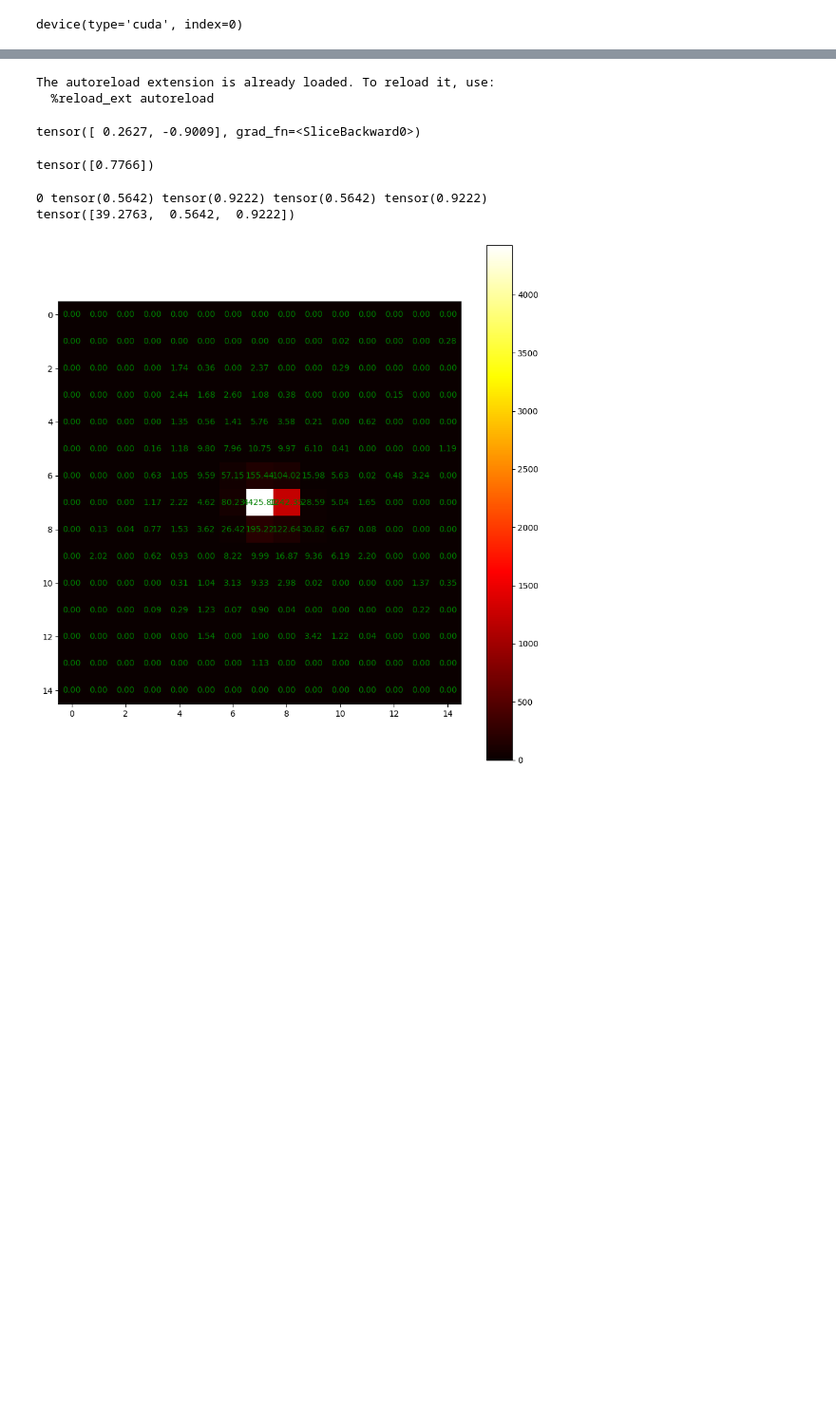
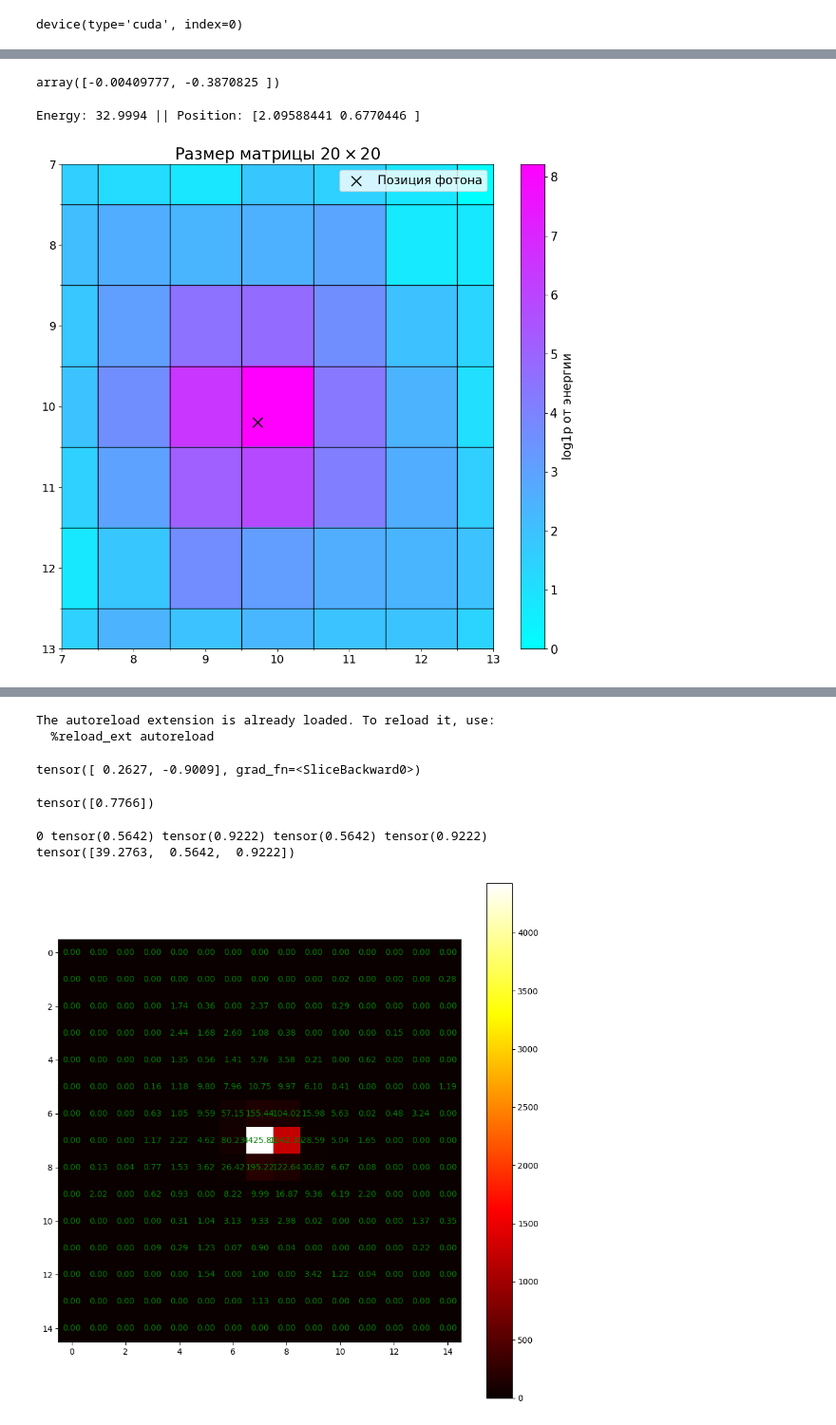
Before and after one commit to dxtvzw/ecal-optimization, a Jupyter notebook: src/tmp.ipynb, the cells around one changed output, grey strips where cells are left out. Shown at 95% size. Cells and saved outputs as stored; diff of their text form; code cells hidden in the pictures; blank space fills up the shorter version.

Commit message:
updating report and exported wandb runs

```diff
--- a/src/tmp.ipynb
+++ b/src/tmp.ipynb
@@ -36,11 +29,12 @@ tensor(2.5495)
 # %%
 # %tensorboard --logdir=runs
 # %%
-# root_file = uproot.open('data/0001_64k_real_spectra_15x15_spot.root')
 # data_path = 'data/0001_64k_wpc_25x25_spot_rs42.root'
-data_path = 'data/0001_64k_wpc_15x15_spot.root'
+# data_path = 'data/0001_64k_wpc_15x15_spot.root'
 # data_path = 'data/0001_64k_real_spectra_15x15_spot.root'
+data_path = "data/0001_64k_wpc_10x10_spot_v2.root"
 # data_path = "data/0001_64k_wpc_20x20_spot.root"
+# data_path = "data/0001_64k_wpc_40x40_spot_rs42.root"
 
 root_file = uproot.open(data_path)
 nevents=None
@@ -153,0 +122,57 @@ plt.show()
+# %%
+ParticlePoint[id, :2]
+# %% [output]
+array([-0.00409777, -0.3870825 ])
+# %%
+id = 1
+
+data = EnergyDeposit[id][0]
+trg = ParticlePoint[id, :2]
+print(f"Energy: {ParticleMomentum[id]:.4f} || Position: {trg}")
+
+data = np.log1p(data)
+
+plt.figure(figsize=(10, 9))
+plt.imshow(data, cmap='cool', interpolation='nearest', aspect='auto')
+
+# for i in range(data.shape[0]):
+#     for j in range(data.shape[1]):
+#         text = plt.text(j, i, f"{data[i, j]:.2f}", ha="center", va="center", color="black")
+
+sensor_size = 60.6
+
+image_height, image_width = data.shape
+cell_size = sensor_size / image_height
+
+cbar = plt.colorbar()
+cbar.ax.tick_params(labelsize=15)
+cbar.set_label("$\\mathsf{log1p}$ от энергии", fontsize=15)
+
+plt.scatter(trg[1] / cell_size + (image_height - 1) / 2, trg[0] / cell_size + (image_width - 1) / 2, color='black', marker='x', s=150.0, label='Позиция фотона')
+
+plt.xticks(list(range(data.shape[0])), fontsize=14)
+plt.yticks(list(range(data.shape[1])), fontsize=14)
+
+plt.tight_layout()
+plt.title(f"Размер матрицы ${data.shape[0]} \\times {data.shape[1]}$", fontsize=20)
+plt.legend(fontsize=15)
+
+ax=plt.gca()
+ax.set_xticks([x-0.5 for x in range(1,image_height)], minor=True)
+ax.set_yticks([y-0.5 for y in range(1,image_width)], minor=True)
+
+plt.grid(True, which='minor', color='black', linestyle='-', linewidth=1)
+
+plt.savefig(f"../report/graphics/data_{image_height}x{image_width}", bbox_inches='tight')
+
+x_min = image_height / 2 - 3
+x_max = image_height / 2 + 3
+
+plt.axis([x_min, x_max, x_max, x_min])
+
+plt.savefig(f"../report/graphics/data_{image_height}x{image_width}_zoomed", bbox_inches='tight')
+
+plt.show()
+# %% [output]
+Energy: 32.9994 || Position: [2.09588441 0.6770446 ]
+[figure, added]
```
Also changed, not shown: parts of 7 cells of this notebook, 9 other files.
